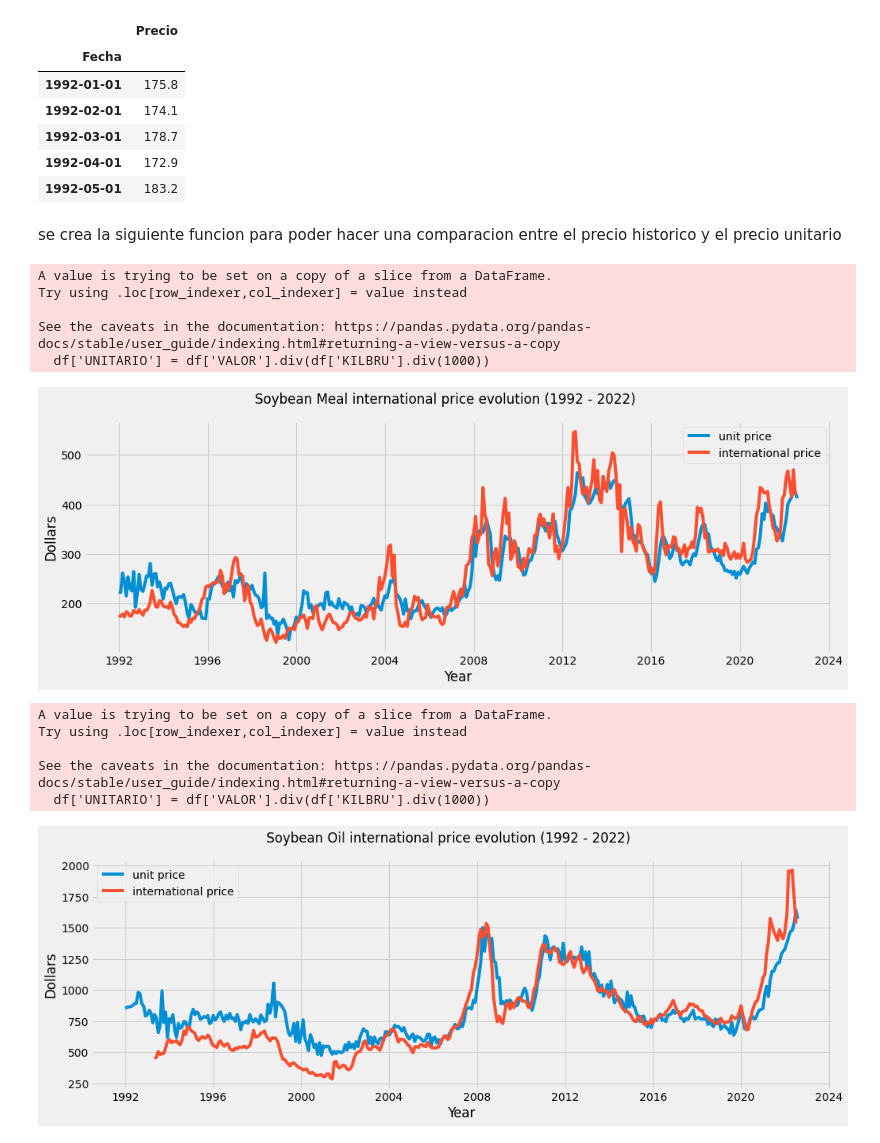
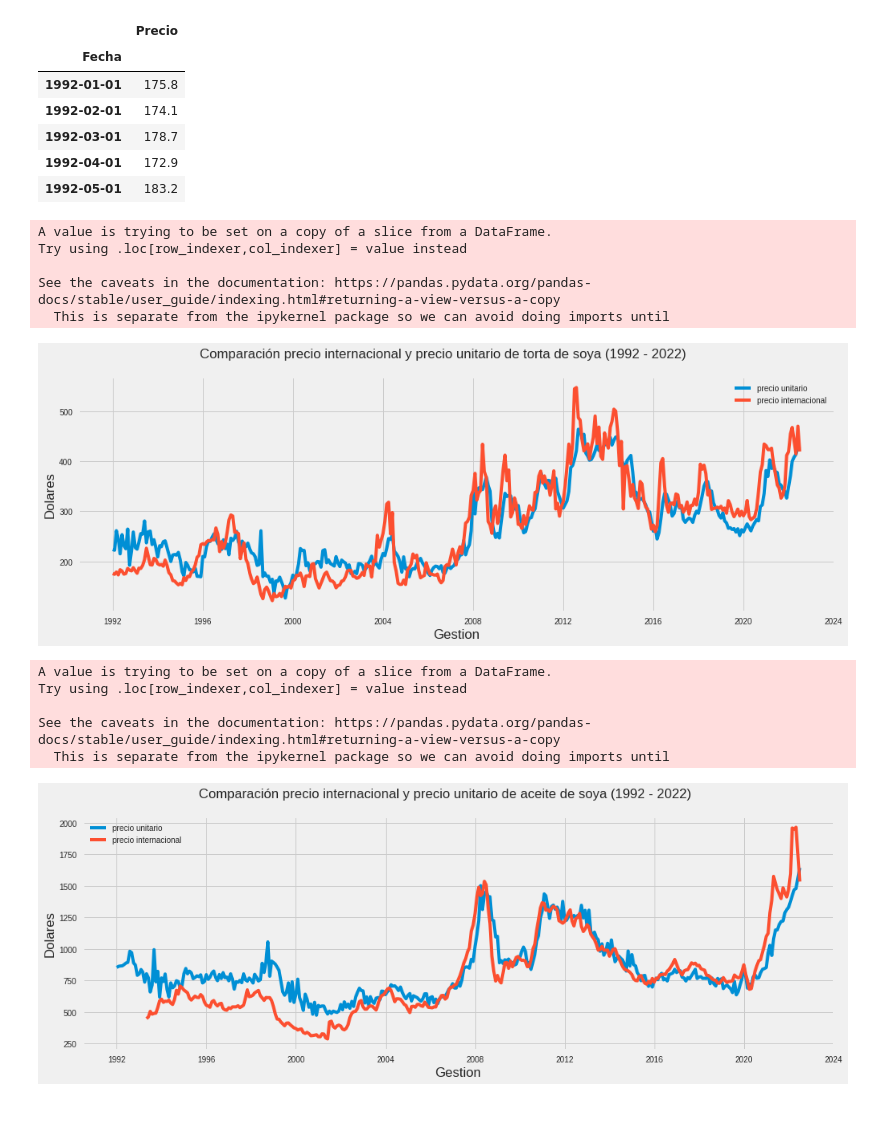
Before and after one commit to AdoxNotFound/nontraditional_exports_bolivia, a Jupyter notebook: 3. individual_analysis.ipynb, the cells around one changed output. Cells and saved outputs as stored; diff of their text form; code cells hidden in the pictures; blank space fills up the shorter version.

```diff
--- a/3. individual_analysis.ipynb
+++ b/3. individual_analysis.ipynb
@@ -8,8 +8,8 @@ import numpy as np
 import matplotlib.pyplot as plt
 import seaborn as sns
 # %%
-# We read the data frame data from the previus notebook
-df_expo = pd.read_csv(r'./exportaciones_1992_2022.csv.zip', compression='zip', header=0, sep=',')
+# We read the data frame data from the first notebook
+df_expo = pd.read_csv(r'./data/exportaciones_1992_2022.csv.zip', compression='zip', header=0, sep=',')
 df_expo.columns
 # %% [output]
 Index(['GESTION', 'MES', 'FLUJO', 'NANDINA', 'DESNAN', 'PAIS', 'DESPAIS',
@@ -208,3 +195,6 @@ df_harina = pd.read_excel("./Datos históricos Futuros harina de soja EE.UU.xlsx
+# %%
+df_aceite = pd.read_excel(r"/content/drive/MyDrive/Data/Raw/Datos históricos Futuros aceite de soja EE.UU.xlsx")
+df_harina = pd.read_excel(r"/content/drive/MyDrive/Data/Raw/Datos históricos Futuros harina de soja EE.UU.xlsx")
 # %%
 df_aceite['Fecha'] = pd.to_datetime(df_aceite['Fecha'], format='%d.%m.%Y')
 df_aceite = df_aceite.set_index('Fecha')
@@ -236,40 +226,38 @@ df_harina.head()
 | 1992-03-01 | 178.7 |
 | 1992-04-01 | 172.9 |
 | 1992-05-01 | 183.2 |
-# %% [markdown]
-se crea la siguiente funcion para poder hacer una comparacion entre el precio historico y el precio unitario
 # %%
 def comm_line(df, cuci, col, nombre, df_1, primero, ultimo):
   df = df[(df['CUCI3'] == cuci)]
-  df['UNITARIO'] = df['VALOR'].div(df['KILBRU'].div(1000))
+  df['UNITARIO'] = df['VALOR_FOB'].div(df['KILBRU'].div(1000))
   df = df.groupby(['GESTION', 'MES'])['UNITARIO'].mean().reset_index()
   df = df.rename(columns={"GESTION": "YEAR", "MES": "MONTH"})
   df['DATE'] = pd.to_datetime(df[['YEAR', 'MONTH']].assign(DAY=1))
   df = df.set_index('DATE')
 
   fig, axes = plt.subplots(figsize=(15, 5))
-  fig.suptitle(nombre + ' international price evolution (1992 - 2022)')
-  axes.plot(df.index, df['UNITARIO'], label='unit price')
-  axes.plot(df_1.index[primero:ultimo], df_1['Precio'][primero:ultimo], label='international price')
+  fig.suptitle('Comparación precio internacional y precio unitario de ' + nombre + ' (1992 - 2022)')
+  axes.plot(df.index, df['UNITARIO'], label='precio unitario')
+  axes.plot(df_1.index[primero:ultimo], df_1['Precio'][primero:ultimo], label='precio internacional')
   axes.legend()
-  axes.set_xlabel('Year')
-  axes.set_ylabel('Dollars')
+  axes.set_xlabel('Gestion')
+  axes.set_ylabel('Dolares')
   return plt.show()
 # %%
-comm_line(df_expo, 813, 'VALOR', 'Soybean Meal', df_harina, 0, -3)
+comm_line(df_expo, 813, 'VALOR_FOB', 'torta de soya', df_harina, 0, -3)
 # %% [output]
 A value is trying to be set on a copy of a slice from a DataFrame.
 Try using .loc[row_indexer,col_indexer] = value instead
 
 See the caveats in the documentation: https://pandas.pydata.org/pandas-docs/stable/user_guide/indexing.html#returning-a-view-versus-a-copy
-  df['UNITARIO'] = df['VALOR'].div(df['KILBRU'].div(1000))
+  This is separate from the ipykernel package so we can avoid doing imports until
-[figure, old version]
+[figure, new version]
 # %%
-comm_line(df_expo, 4211, 'VALOR', 'Soybean Oil', df_aceite, 8, 360)
+comm_line(df_expo, 4211, 'VALOR_FOB', 'aceite de soya', df_aceite, 8, 360)
 # %% [output]
 A value is trying to be set on a copy of a slice from a DataFrame.
 Try using .loc[row_indexer,col_indexer] = value instead
 
 See the caveats in the documentation: https://pandas.pydata.org/pandas-docs/stable/user_guide/indexing.html#returning-a-view-versus-a-copy
-  df['UNITARIO'] = df['VALOR'].div(df['KILBRU'].div(1000))
+  This is separate from the ipykernel package so we can avoid doing imports until
-[figure, old version]
+[figure, new version]
```
Also changed, not shown: parts of 53 cells of this notebook, 10 other files.
